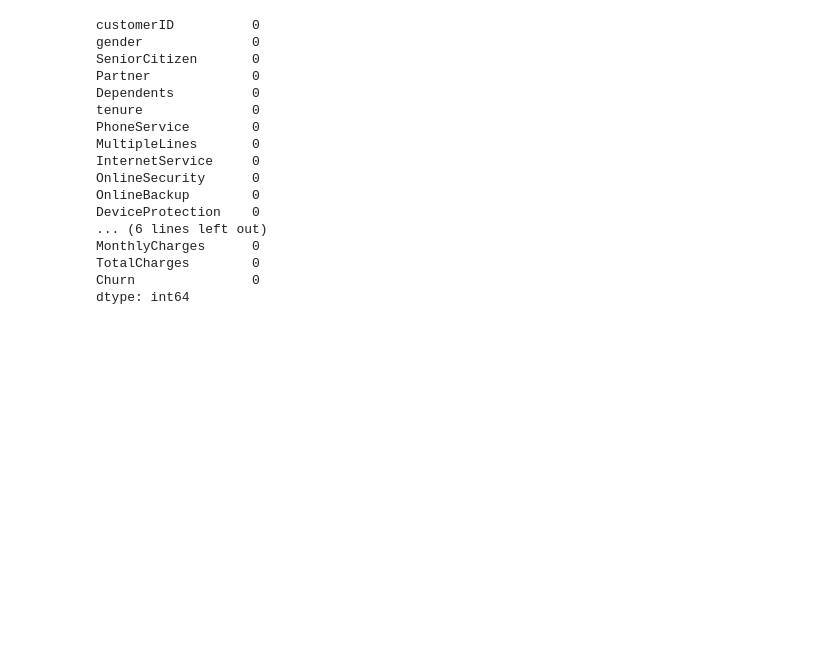
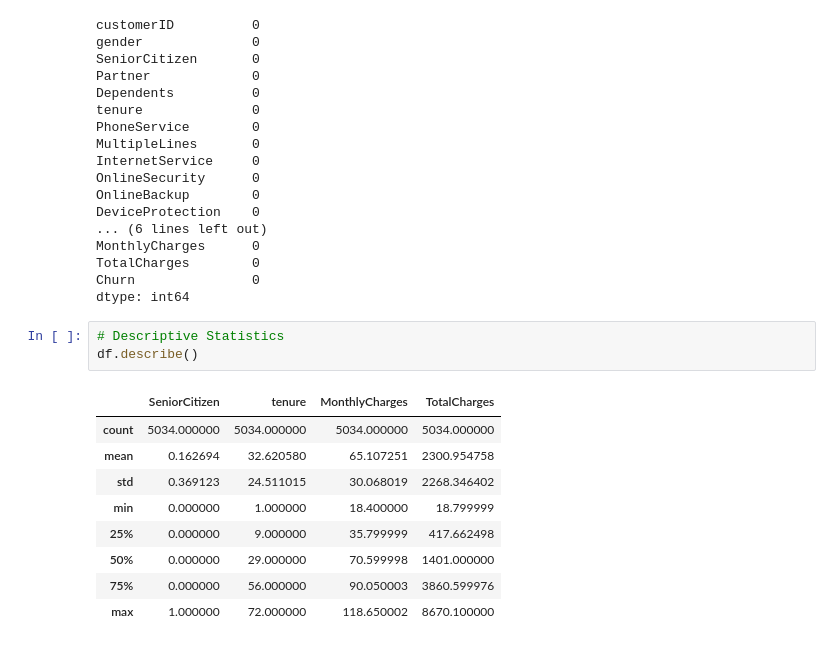
Before and after one commit to zubeetech/Customer-Churn-Prediction, a Jupyter notebook: Notebook/customer_churn.ipynb, the cells around one changed output. Drawn from its saved outputs; the diff is of its cells as text; blank space fills up the shorter version.

Commit message:
Add summary statistics

```diff
--- a/Notebook/customer_churn.ipynb
+++ b/Notebook/customer_churn.ipynb
@@ -353,3 +355,16 @@ MonthlyCharges      0
 TotalCharges        0
 Churn               0
 dtype: int64
+# %%
+# Descriptive Statistics
+df.describe()
+# %% [output]
+|  | SeniorCitizen | tenure | MonthlyCharges | TotalCharges |
+| count | 5034.000000 | 5034.000000 | 5034.000000 | 5034.000000 |
+| mean | 0.162694 | 32.620580 | 65.107251 | 2300.954758 |
+| std | 0.369123 | 24.511015 | 30.068019 | 2268.346402 |
+| min | 0.000000 | 1.000000 | 18.400000 | 18.799999 |
+| 25% | 0.000000 | 9.000000 | 35.799999 | 417.662498 |
+| 50% | 0.000000 | 29.000000 | 70.599998 | 1401.000000 |
+| 75% | 0.000000 | 56.000000 | 90.050003 | 3860.599976 |
+| max | 1.000000 | 72.000000 | 118.650002 | 8670.100000 |
```
Also changed, not shown: parts of 3 cells of this notebook.
